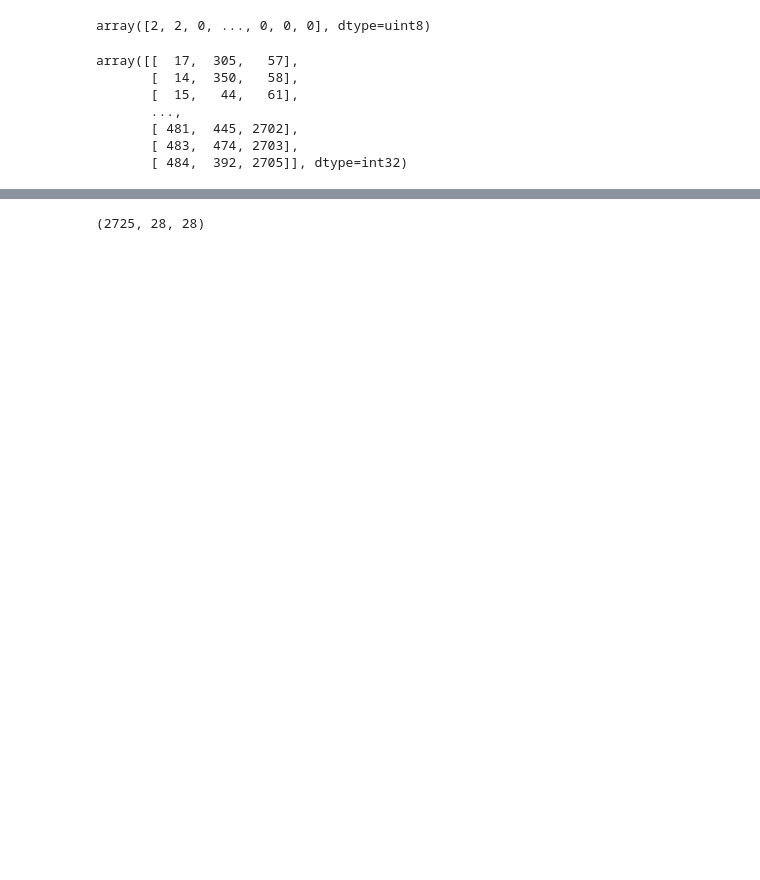
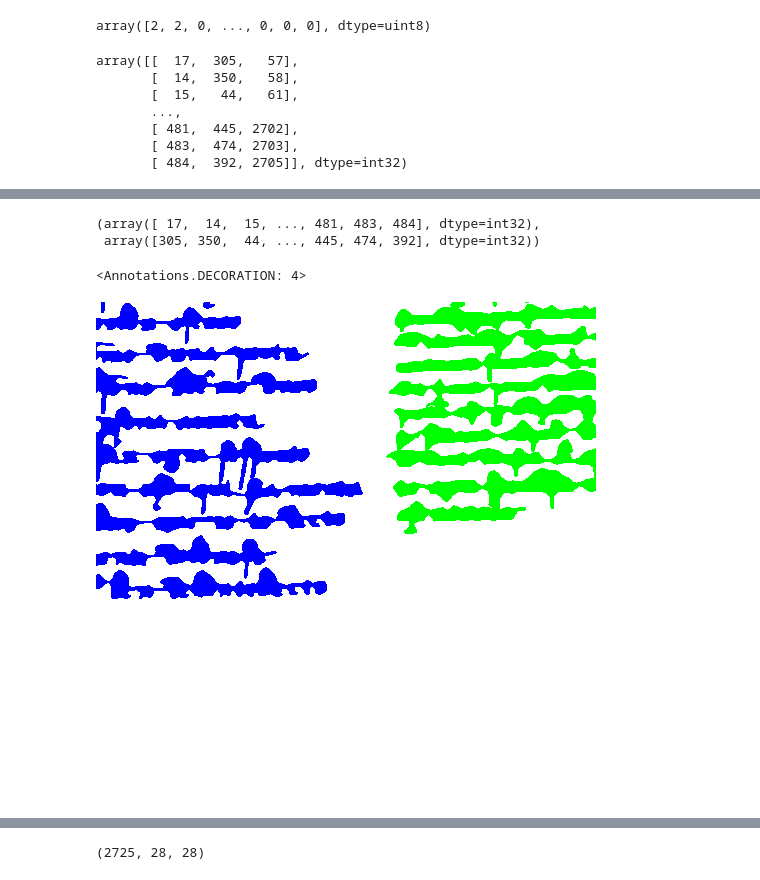
Before and after one commit to kaphka/imi-master-thesis, a Jupyter notebook: notebooks/experiments/ChenConvolutionalNeuralNetworks2017/find_slic_param.ipynb, the cells around one changed output, grey strips where cells are left out. Drawn from its saved outputs; the diff is of its cells as text; code cells hidden in the pictures; blank space fills up the shorter version.

```diff
--- a/notebooks/experiments/ChenConvolutionalNeuralNetworks2017/find_slic_param.ipynb
+++ b/notebooks/experiments/ChenConvolutionalNeuralNetworks2017/find_slic_param.ipynb
@@ -38,18 +53,37 @@ get_gt = TileGroundTruth()
 # %%
+param1 = 100
+params = np.concatenate((np.arange(0.1,1, 0.2), np.arange(0, param1, param1 / 30)))
+accuracy = [0] * len(params)
 
 idx = 0
-page, gt = dataset[idx]
-crop = tile.RandCrop(500, random.Random('slic'))
-crop_gt = tile.RandCrop(500, random.Random('slic'))
+n_images = 10
+rnd = random.Random('slic')
+for idx, p in tqdm(enumerate(params), total=len(params)):
+    slic = SLIC(n_segments=3000, compactness=p)
 
-scaled = scaler(page)
-scaled_gt = np.array(Image.fromarray(gt).resize((scaled.width, scaled.height)))
-slic = SLIC(n_segments=3000, compactness=10)
+    crop = tile.RandCrop(500, random.Random('slic'))
+    crop_gt = tile.RandCrop(500, random.Random('slic'))
 
-scaled = crop(scaled)
-scaled_gt = np.array(crop_gt(Image.fromarray(scaled_gt)))
+    for img_idx in tqdm(range(n_images), total=n_images):
+        i = rnd.randrange(0,len(dataset))
+        page, gt = dataset[i]
+        scaled = scaler(page)
+        scaled_gt = np.array(Image.fromarray(gt).resize((scaled.width, scaled.height)))
 
 
-spixel = slic(scaled)
-tiles, meta = get_tiles(np.array(scaled), spixel)
-tiles_gt, _ = get_tiles(np.array(scaled_gt), spixel)
+#         scaled = crop(scaled)
+#         scaled_gt = np.array(crop_gt(Image.fromarray(scaled_gt)))
+
+
+        spixel = slic(scaled)
+        tiles, meta = get_tiles(np.array(scaled), spixel)
+        tiles_gt, _ = get_tiles(np.array(scaled_gt), spixel)
+
+        segment_id = spixel[(meta[:,0],meta[:,1])]
+        segment_gt = scaled_gt[(meta[:,0],meta[:,1])]
+        colored = np.zeros(spixel.shape,dtype=np.int)
+        for sid, sgt in zip(segment_id, segment_gt):
+            colored[np.where(spixel == sid)] = diva.LABEL_DICT[sgt]
+        colored = diva.numeric_gt(colored)
+        accuracy[idx] += acc(scaled_gt, colored)
+    accuracy[idx] = accuracy[idx] / n_images
@@ -78,0 +146,13 @@ for idx in range(len(y)):
+# %%
+meta[:,0],meta[:,1]
+# %% [output]
+(array([ 17,  14,  15, ..., 481, 483, 484], dtype=int32),
+ array([305, 350,  44, ..., 445, 474, 392], dtype=int32))
+# %%
+hisdb.LABEL_DICT[1]
+# %% [output]
+<Annotations.DECORATION: 4>
+# %%
+Image.fromarray(diva.color_gt(scaled_gt))
+# %% [output]
+[figure, added]
```
Also changed, not shown: parts of 14 cells of this notebook, 4 other files.
